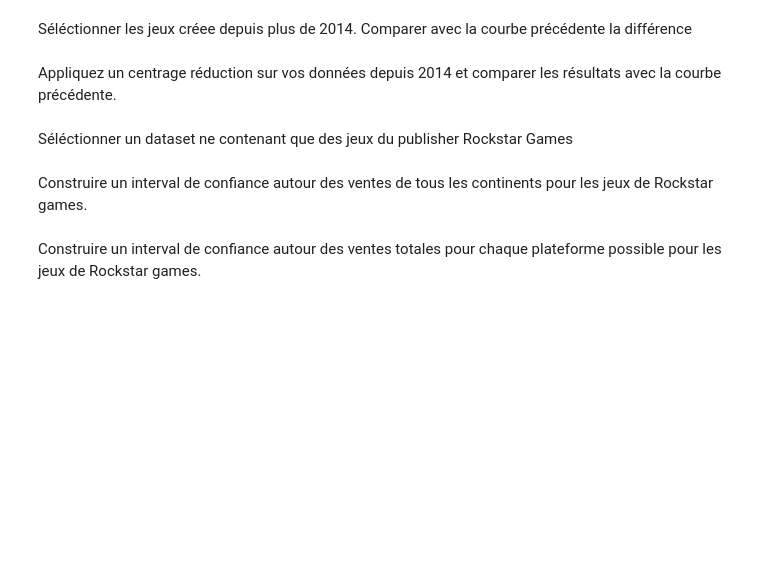
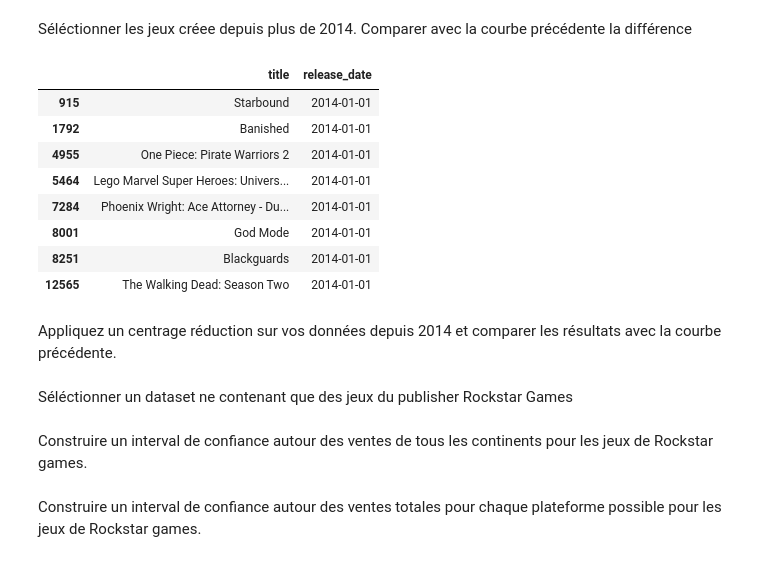
Before and after one commit to Haleckse/IA, a Jupyter notebook: TP1/Sujet_etudiant_TP Jeux video Python.ipynb, the cells around one changed output. Cells and saved outputs as stored; diff of their text form; code cells hidden in the pictures; blank space fills up the shorter version.

```diff
--- a/TP1/Sujet_etudiant_TP Jeux video Python.ipynb
+++ b/TP1/Sujet_etudiant_TP Jeux video Python.ipynb
@@ -358,5 +336,19 @@ plt.show()
 # %% [markdown]
 Séléctionner les jeux créee depuis plus de 2014. Comparer avec la courbe précédente la différence
+# %%
+df['release_date'] = pd.to_datetime( df['release_date'] )
+df_filtered = df[ (df['release_date'] >'31-12-2013') ]
+df_filtered[['title', 'release_date']] [ (df_filtered['release_date'] == df_filtered['release_date'].min() ) ]
+# %% [output]
+|  | title | release_date |
+| 915 | Starbound | 2014-01-01 |
+| 1792 | Banished | 2014-01-01 |
+| 4955 | One Piece: Pirate Warriors 2 | 2014-01-01 |
+| 5464 | Lego Marvel Super Heroes: Univers... | 2014-01-01 |
+| 7284 | Phoenix Wright: Ace Attorney - Du... | 2014-01-01 |
+| 8001 | God Mode | 2014-01-01 |
+| 8251 | Blackguards | 2014-01-01 |
+| 12565 | The Walking Dead: Season Two | 2014-01-01 |
 # %% [markdown]
 Appliquez un centrage réduction sur vos données depuis 2014 et comparer les résultats avec la courbe précédente.
 # %% [markdown]
```
Also changed, not shown: parts of 6 cells of this notebook.
